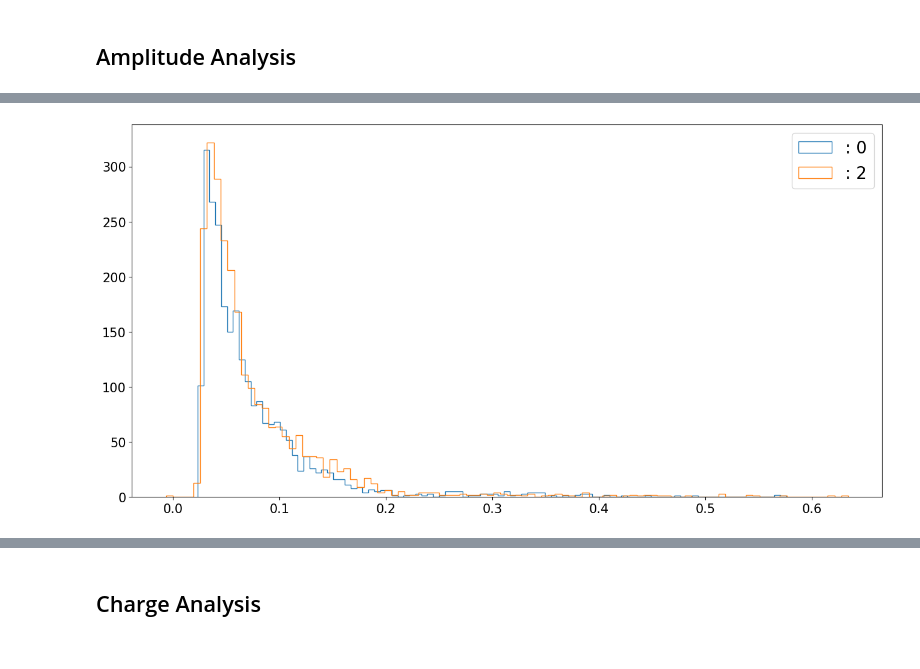
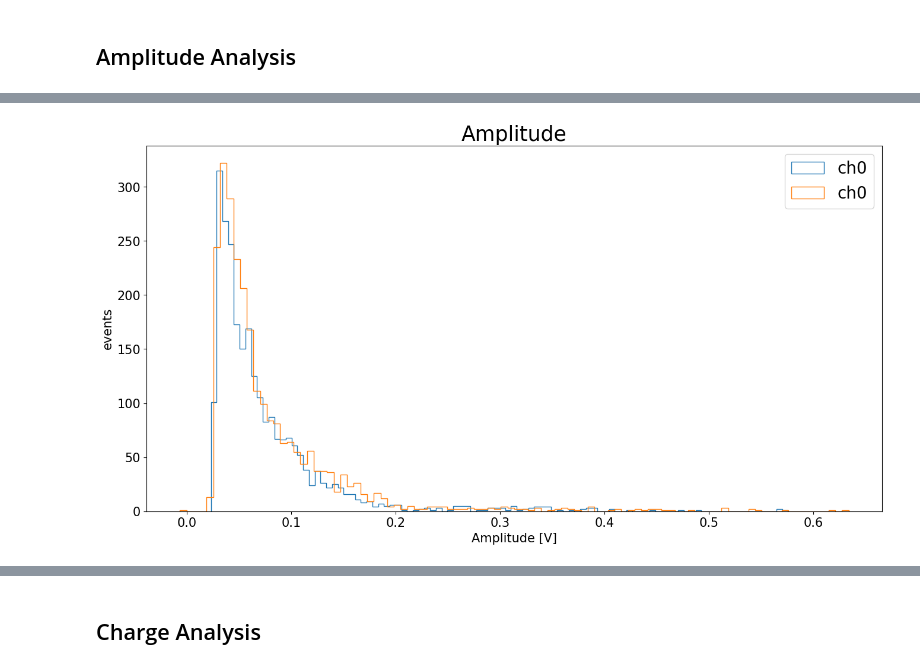
Before and after one commit to ReyGuadarrama/data_analyzer, a Jupyter notebook: analyzer/test.ipynb, the cells around one changed output, grey strips where cells are left out. Saved outputs shown, nothing was run; the diff lists cells and outputs as text; code cells hidden in the pictures.

Commit message:
Implementation of histograms plotting of different runs

```diff
--- a/analyzer/test.ipynb
+++ b/analyzer/test.ipynb
@@ -72,6 +74,6 @@ amplitude.data
 | 2499 | -0.032552 | -0.195088 |
 2500 rows × 2 columns
 # %%
-amplitude.histo('Amplitude CH: 0', 'Amplitude CH: 2', flip = True)
+amplitude.histo_channels(0, 2, flip=True)
 # %% [output]
-[figure, old version]
+[figure, new version]
```
Also changed, not shown: parts of 13 cells of this notebook, 3 other files.
